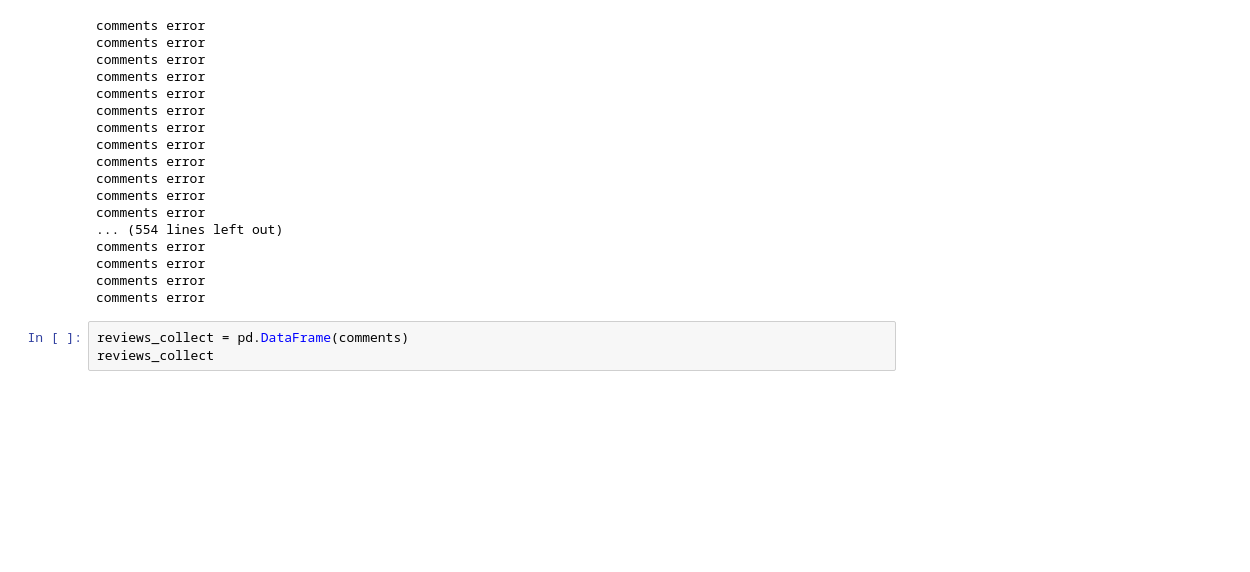
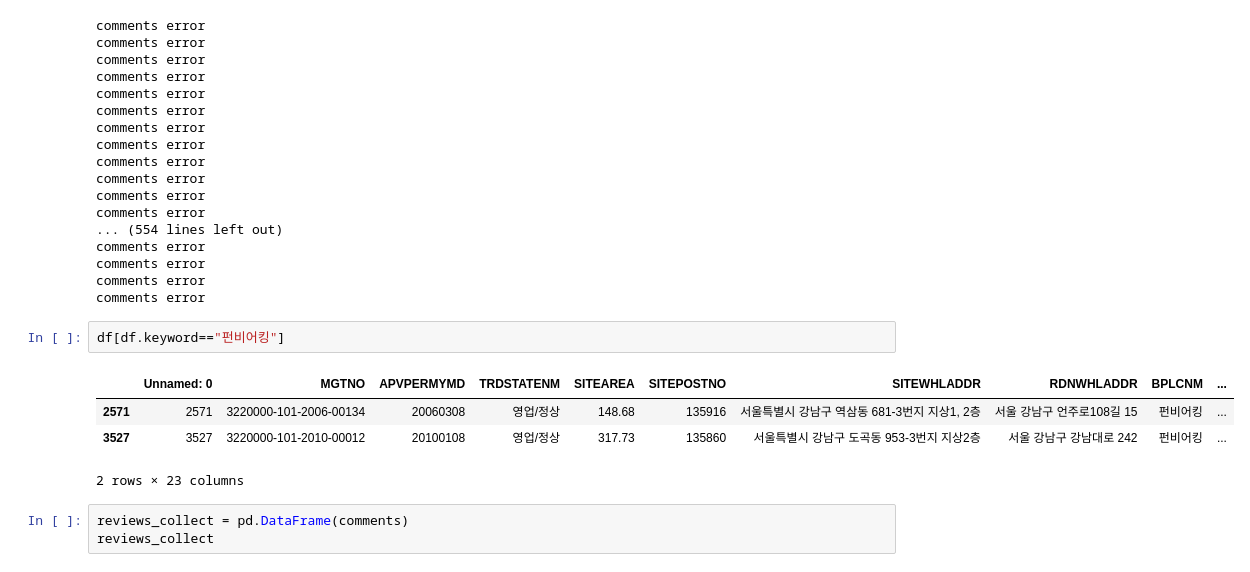
Before and after one commit to benidjor/model-restaurant-in-gangnam, a Jupyter notebook: total_reviews.ipynb, the cells around one changed output. Cells and saved outputs as stored; diff of their text form; blank space fills up the shorter version.

```diff
--- a/total_reviews.ipynb
+++ b/total_reviews.ipynb
@@ -404,6 +404,13 @@ comments error
 comments error
 comments error
 comments error
+# %%
+df[df.keyword=="펀비어킹"]
+# %% [output]
+|  | Unnamed: 0 | MGTNO | APVPERMYMD | TRDSTATENM | SITEAREA | SITEPOSTNO | SITEWHLADDR | RDNWHLADDR | BPLCNM | ... |
+| 2571 | 2571 | 3220000-101-2006-00134 | 20060308 | 영업/정상 | 148.68 | 135916 | 서울특별시 강남구 역삼동 681-3번지 지상1, 2층 | 서울 강남구 언주로108길 15 | 펀비어킹 | ... |
+| 3527 | 3527 | 3220000-101-2010-00012 | 20100108 | 영업/정상 | 317.73 | 135860 | 서울특별시 강남구 도곡동 953-3번지 지상2층 | 서울 강남구 강남대로 242 | 펀비어킹 | ... |
+2 rows × 23 columns
 # %%
 reviews_collect = pd.DataFrame(comments)
 reviews_collect
```
Also changed, not shown: parts of 5 cells of this notebook, 1 other file.
